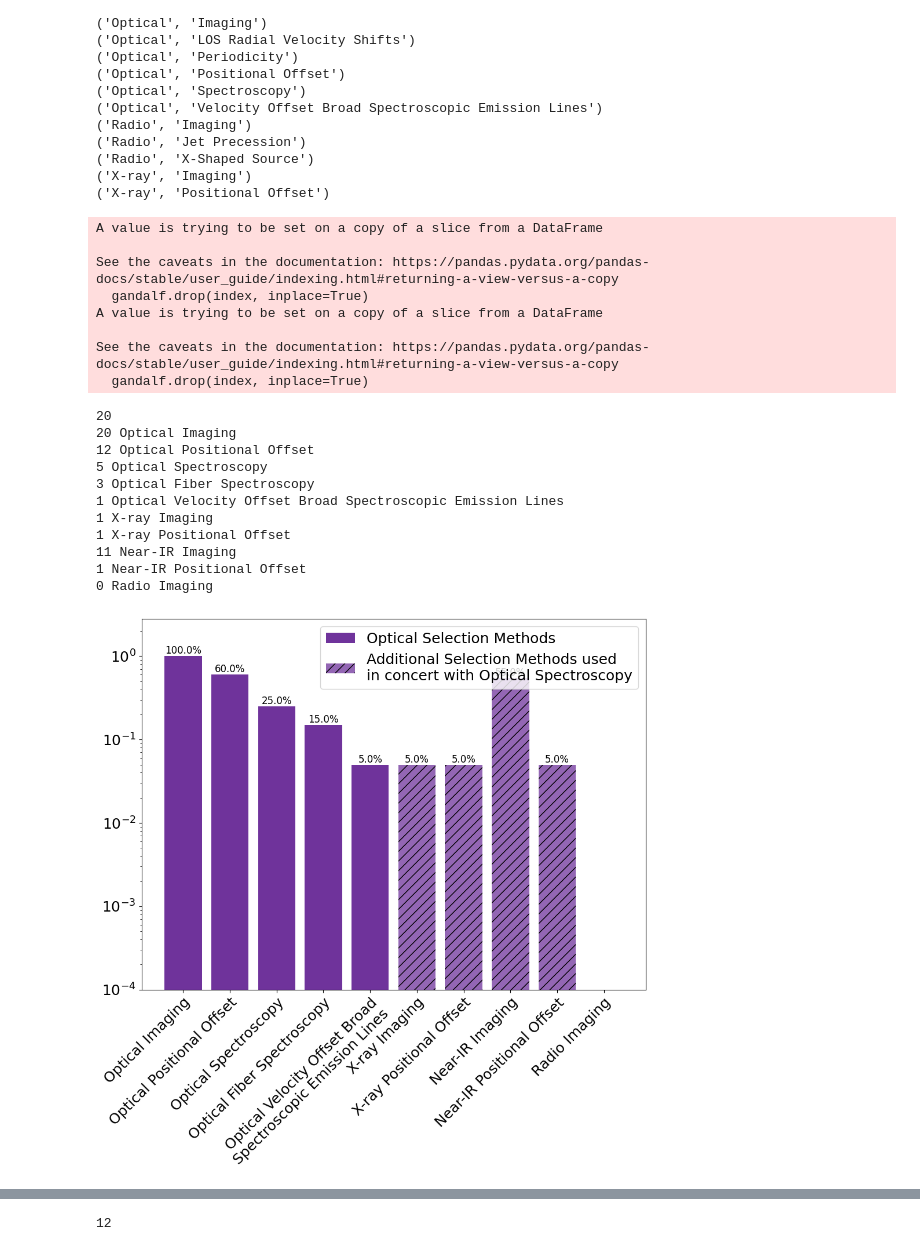
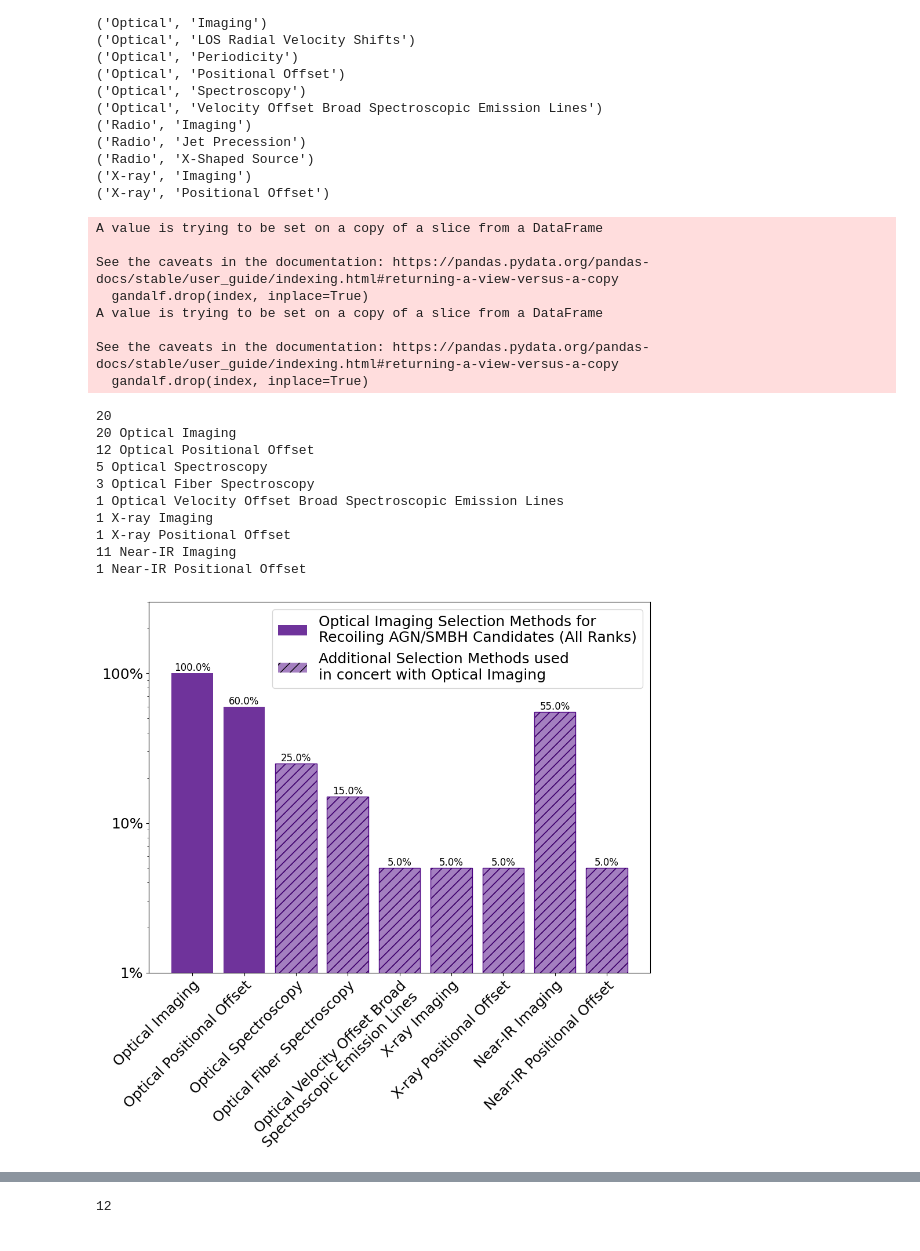
Before and after one commit to thatastroguy/thebigmac, a Jupyter notebook: MAC_RecoilAGN_SelectionMethodAnalysis.ipynb, the cells around one changed output, grey strips where cells are left out. Drawn from its saved outputs; the diff is of its cells as text; code cells hidden in the pictures.

```diff
--- a/MAC_RecoilAGN_SelectionMethodAnalysis.ipynb
+++ b/MAC_RecoilAGN_SelectionMethodAnalysis.ipynb
@@ -377,7 +385,7 @@ for i in sorted_unique_entries:
 #('Radio', 'X-Shaped Source') *
 
 band = ['Radio']
-tech1 = ['Imaging','Jet Precession','X-Shaped Source'] #'X-Shaped Source'
+tech1 = ['Imaging','X-Shaped Source','Jet Precession'] #'X-Shaped Source'
 
 band2 = ['Optical']
 tech2 = ['Spectroscopy','Fiber Spectroscopy',\
@@ -412,7 +420,7 @@ for i in band:
         df_selection = gandalf[gandalf.apply(filter_selection, axis=1)]
         if j=='Jet Precession':
             num.append((len(df_selection)-1)/norm)
-            print(str(k)+' '+str(m)+' '+str(len(df_selection)))
+            print(str(i)+' '+str(j)+' '+str(len(df_selection)))
         else:
             num.append(len(df_selection)/norm)
             print(str(i)+' '+str(j)+' '+str(len(df_selection)))
@@ -427,7 +435,7 @@ plt.rcParams.update({'font.size': 18})
 
 #ax1.bar(tech, num, width=0.8, bottom=None, align='center', data=None, log=True, color='indigo', alpha=0.8, label='Radio Selection Methods')
 
-bars = ax1.bar(tech, num, width=0.8, bottom=None, align='center', data=None, log=True, color='indigo', alpha=0.8, label='Radio Selection Methods')
+bars = ax1.bar(tech, num, width=0.8, bottom=None, align='center', data=None, log=True, color='indigo', alpha=0.8, label='Radio Imaging Selection Methods\nfor Recoiling AGN/SMBH Candidates\n(All Ranks)')
 for bar in bars:
     height = bar.get_height()
     if height>0.:
@@ -525,9 +533,12 @@ ax1.legend()
 ax1.set_ylim([0.0005, 2.8])
 #ax2.set_ylim([0.0005, 2.8])
 
+plt.rcParams['axes.formatter.min_exponent'] = 3
+ax1.set_yticklabels(['0.001%','0.01%','0.1%','1%','10%','100%'])
+
 #ax2.remove()
 plt.tight_layout()
-plt.savefig('recoil_breakdown_radioimaging.pdf', dpi=150)
+plt.savefig('RecoilAGN_SelectMethodFigs/recoil_breakdown_radioimaging.pdf', dpi=150)
 plt.show()
 
 
@@ -976,15 +997,14 @@ for i in sorted_unique_entries:
 #('X-ray', 'Positional Offset') *
 
 band = ['Optical']
-tech = ['Imaging','Positional Offset','Spectroscopy','Fiber Spectroscopy',\
-        'Velocity Offset Broad Spectroscopic Emission Lines'] #'LOS Radial Velocity Shifts', 'Periodicity' #'Radio-Optical Positional Offsets',
+tech = ['Imaging','Positional Offset'] #'LOS Radial Velocity Shifts', 'Periodicity' #'Radio-Optical Positional Offsets',
 #'Double-Peaked Broad Spectroscopic Emission Lines', #'Colors'
 band2 = ['X-ray']
 tech2 = ['Imaging','Positional Offset']
 band3 = ['Near-IR']
 tech3 = ['Imaging','Positional Offset']
-band6 = ['Radio']
-tech6 = ['Imaging'] #'Double Sources','Radio-Optical Positional Offsets','X-Shaped Source'
+#band6 = ['Radio']
+#tech6 = ['Imaging'] #'Double Sources','Radio-Optical Positional Offsets','X-Shaped Source'
 
 
 bars = tech
@@ -1027,7 +1047,7 @@ plt.rcParams.update({'font.size': 18})
 
 #ax1.bar(tech, num, width=0.8, bottom=None, align='center', data=None, log=True, color='indigo', alpha=0.8, label='Radio Selection Methods')
 
-bars = ax1.bar(tech1, num, width=0.8, bottom=None, align='center', data=None, log=True, color='indigo', alpha=0.8, label='Optical Selection Methods')
+bars = ax1.bar(tech1, num, width=0.8, bottom=None, align='center', data=None, log=True, color='indigo', alpha=0.8, label='Optical Imaging Selection Methods for\nRecoiling AGN/SMBH Candidates (All Ranks)')
 for bar in bars:
     height = bar.get_height()
     if height>0.0001:
@@ -1041,6 +1061,24 @@ ax1.set_xticklabels(xlabels, rotation=45, ha='right', rotation_mode='anchor')
 
 techadd=[]
 num=[]
+
+band20 = ['Optical']
+tech20 = ['Spectroscopy','Fiber Spectroscopy','Velocity Offset Broad Spectroscopic Emission Lines']
+for i in band20:
+    for j in tech20:
+        filter_selection = get_selection_method(str(i), str(j))
+        df_selection = gandalf[gandalf.apply(filter_selection, axis=1)]
+        if j=='Optical Velocity Offset Broad Spectroscopic Emission Lines':
+            num.append((len(df_selection)-8)/norm)
+            print(str(len(df_selection)) + ' ' + str(i) + ' ' + str(j))
+        else:
+            num.append(len(df_selection)/norm)
+            print(str(len(df_selection)) + ' ' + str(i) + ' ' + str(j))
+
+for i in tech20:
+    techadd.append('Optical '+str(i))
+
+
 for k in band2:
     for m in tech2:
         filter_selection = get_selection_method(str(k), str(m))
@@ -1061,21 +1099,21 @@ for k in band3:
 for i in tech3:
     techadd.append('Near-IR '+str(i))
 
-for k in band6:
-    for m in tech6:
-        filter_selection = get_selection_method(str(k), str(m))
-        df_selection2 = gandalf[gandalf.apply(filter_selection, axis=1)]
-        if m =='Imaging':
-            num.append((len(df_selection2)-2)/norm) # subtracting 1 from Yang+2019 and 1 from blundell I think
-        else:
-            num.append((len(df_selection2))/norm)
-        print(str(len(df_selection2)) + ' ' + str(k) + ' ' + str(m))
-
-for i in tech6:
-    techadd.append('Radio '+str(i))
+#for k in band6:
+#    for m in tech6:
+#        filter_selection = get_selection_method(str(k), str(m))
+#        df_selection2 = gandalf[gandalf.apply(filter_selection, axis=1)]
+#        if m =='Imaging':
+#            num.append((len(df_selection2)-2)/norm) # subtracting 1 from Yang+2019 and 1 from blundell I think
+#        else:
+#            num.append((len(df_selection2))/norm)
+#        print(str(len(df_selection2)) + ' ' + str(k) + ' ' + str(m))
+#
+#for i in tech6:
+#    techadd.append('Radio '+str(i))
 
 
-bars = ax1.bar(techadd, num, width=0.8, bottom=None, align='center', data=None, log=True, color='indigo', alpha=0.5, hatch='//', label='Additional Selection Methods used\nin concert with Optical Spectroscopy')
+bars = ax1.bar(techadd, num, width=0.8, bottom=None, align='center', data=None, log=True, color='indigo', alpha=0.5, hatch='//', label='Additional Selection Methods used\nin concert with Optical Imaging')
 bars_hatch = ax1.bar(techadd, num, width=0.8, bottom=None, align='center', log=True, edgecolor='indigo', color='none', hatch='//')
 #xlabels =  ax1.get_xticklabels()
 ax1.set_xticklabels(tech1+techadd, rotation=45, ha='right', rotation_mode='anchor')
@@ -1113,37 +1151,38 @@ ax1.legend()
 #    height = bar.get_height()
 #    if height>0.0001:
 #        percentage = f'{100*height:.1f}%'
 #        ax2.text(bar.get_x() + bar.get_width() / 2, height, percentage,
 #                ha='center', va='bottom', fontsize=12)
 
-ax1.set_ylim([0.0001, 2.8])
+ax1.set_ylim([0.01, 3])
 #ax2.set_ylim([0.0001, 2.8])
 #ax2.remove()
+plt.rcParams['axes.formatter.min_exponent'] = 3
+ax1.set_yticklabels(['0.1%','1%','10%','100%'])
 
 plt.tight_layout()
-plt.savefig('recoil_breakdown_optimaging.pdf', dpi=150)
+plt.savefig('RecoilAGN_SelectMethodFigs/recoil_breakdown_optimaging.pdf', dpi=150)
 plt.show()
 # %% [output]
 A value is trying to be set on a copy of a slice from a DataFrame
 
 See the caveats in the documentation: https://pandas.pydata.org/pandas-docs/stable/user_guide/indexing.html#returning-a-view-versus-a-copy
   gandalf.drop(index, inplace=True)
 A value is trying to be set on a copy of a slice from a DataFrame
 
 See the caveats in the documentation: https://pandas.pydata.org/pandas-docs/stable/user_guide/indexing.html#returning-a-view-versus-a-copy
   gandalf.drop(index, inplace=True)
 20
 20 Optical Imaging
 12 Optical Positional Offset
 5 Optical Spectroscopy
 3 Optical Fiber Spectroscopy
 1 Optical Velocity Offset Broad Spectroscopic Emission Lines
 1 X-ray Imaging
 1 X-ray Positional Offset
 11 Near-IR Imaging
 1 Near-IR Positional Offset
-0 Radio Imaging
-[figure, old version]
+[figure, new version]
 # %%
 gandalf[['Name1','Paper(s)','Primary System Type','Secondary System Type','Tertiary System Type',\
         'Parsed Selection Method','Parsed Analysis Method','Parsed Confirmation Method']]
```
Also changed, not shown: parts of 5 cells of this notebook, 2 other files.
